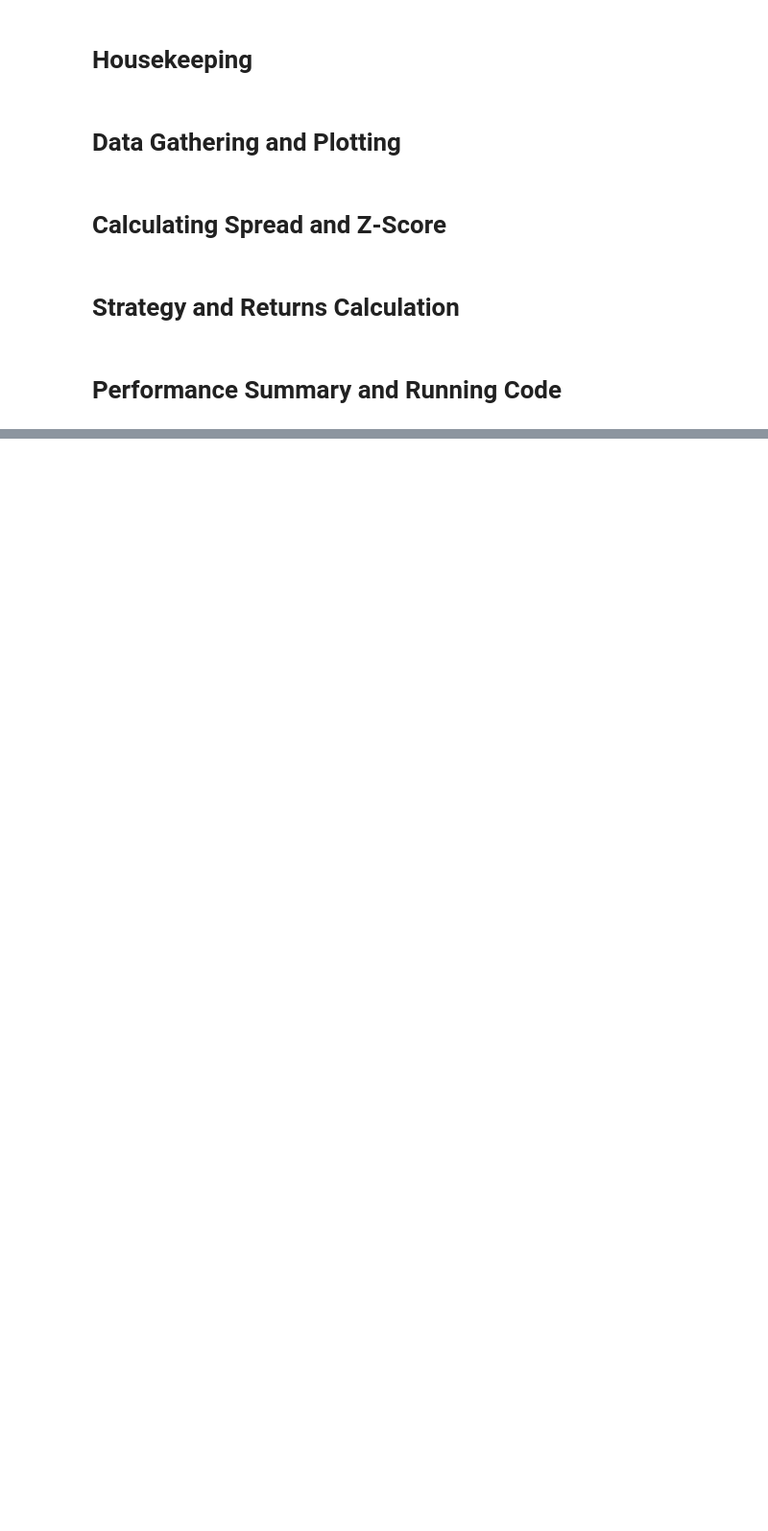
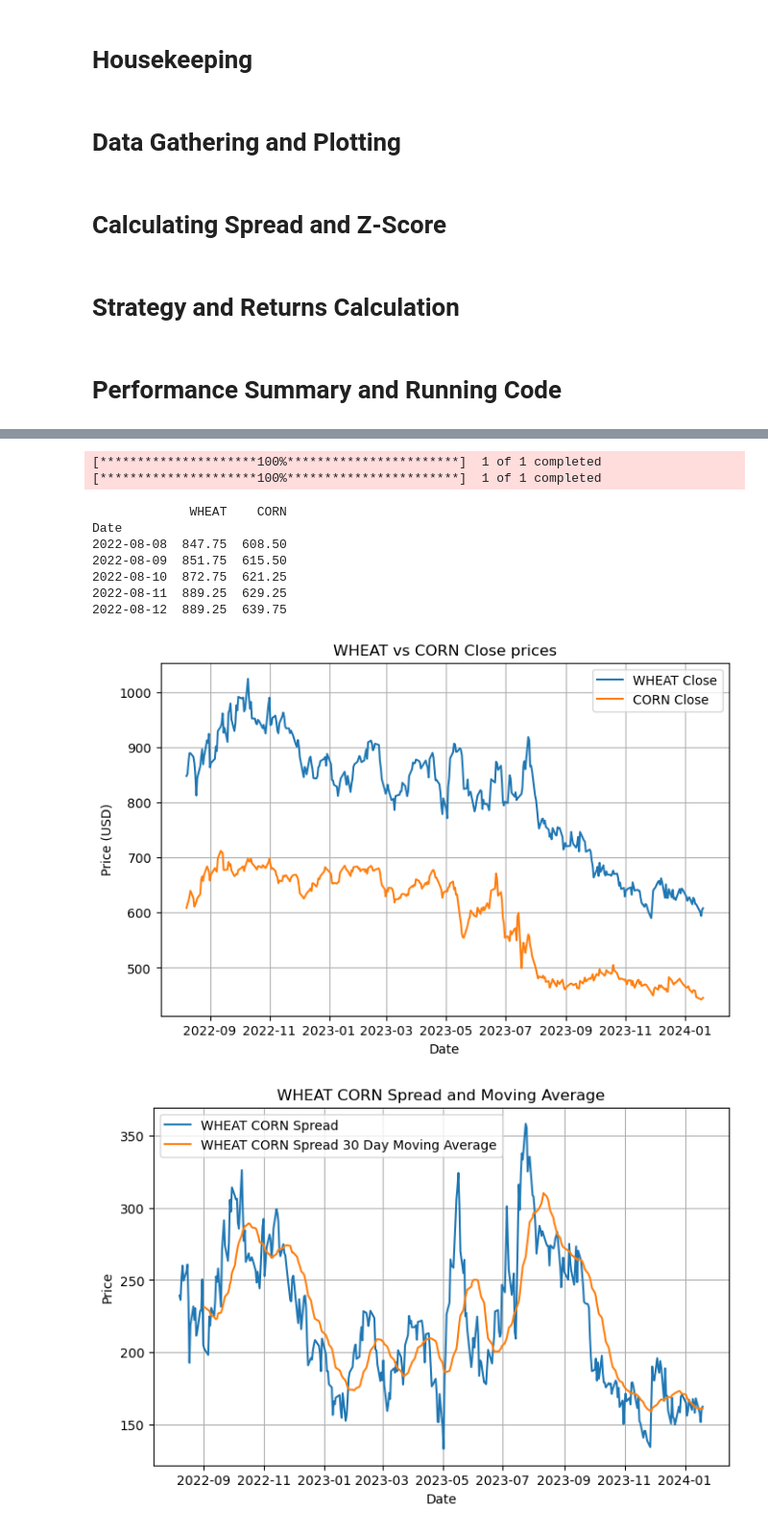
Before and after one commit to EdwarddHart/Learning-Python-for-Trading, a Jupyter notebook: Brent vs WTI.ipynb, the cells around one changed output, grey strips where cells are left out. Shown: that part at 96% size. Drawn from its saved outputs; the diff is of its cells as text; code cells hidden in the pictures; blank space fills up the shorter version.

Commit message:
Add files via upload
Brent WTI Arbitrage

```diff
--- a/Brent vs WTI.ipynb
+++ b/Brent vs WTI.ipynb
@@ -98,17 +101,27 @@ def returns():
 # Performance Summary and Running Code
 # %%
 def performance_summary(df, risk_free_rate=0):
+
+    WHEAT_Return = (df['WHEAT_returns'].dropna() + 1).prod() - 1
+    CORN_Return = (df['CORN_returns'].dropna() + 1).prod() - 1
+
     pnl_pct = (df['strategy_cumulative_explicit'].iloc[-1] - 1) * 100
     mean_ret = df['strategy_returns_explicit'].mean()
     std_ret = df['strategy_returns_explicit'].std()
-    sharpe = (mean_ret - risk_free_rate) / std_ret * np.sqrt(252)
-    print(f"Brent WTI Arbitrage Strategy P&L: {pnl_pct:.2f}%")
-    print(f"Brent WTI Arbitrage Strategy Sharpe Ratio: {sharpe:.2f}")
 
-df = get_data()
-plot_price_data()
-calculate_spread_zscore()
-define_signals()
-explicit_positions()
-returns()
-performance_summary(df)
+    sharpe = (mean_ret - risk_free_rate / 252) / std_ret * np.sqrt(252)
+
+    print(f"WHEAT CORN Arbitrage Strategy P&L: {pnl_pct:.2f}%")
+    print(f"WHEAT CORN Arbitrage Strategy Sharpe Ratio: {sharpe:.2f}")
+    print(f"WHEAT Price Change: {WHEAT_Return * 100:.2f}%")
+    print(f"CORN Price Change: {CORN_Return * 100:.2f}%")
+
+
+def main():
+    df = get_data()
+    plot_price_data(df)
+    calculate_spread_zscore(df)
+    define_signals(df)
+    explicit_positions(df)
+    df = calculate_returns(df)
+    performance_summary(df)
@@ -129,0 +128,14 @@ Brent WTI Arbitrage Strategy Sharpe Ratio: 2.59
+# %%
+main()
+# %% [output]
+[*********************100%***********************]  1 of 1 completed
+[*********************100%***********************]  1 of 1 completed
+             WHEAT    CORN
+Date
+2022-08-08  847.75  608.50
+2022-08-09  851.75  615.50
+2022-08-10  872.75  621.25
+2022-08-11  889.25  629.25
+2022-08-12  889.25  639.75
+[figure, added]
+[figure, added]
```
Also changed, not shown: parts of 5 cells of this notebook.
